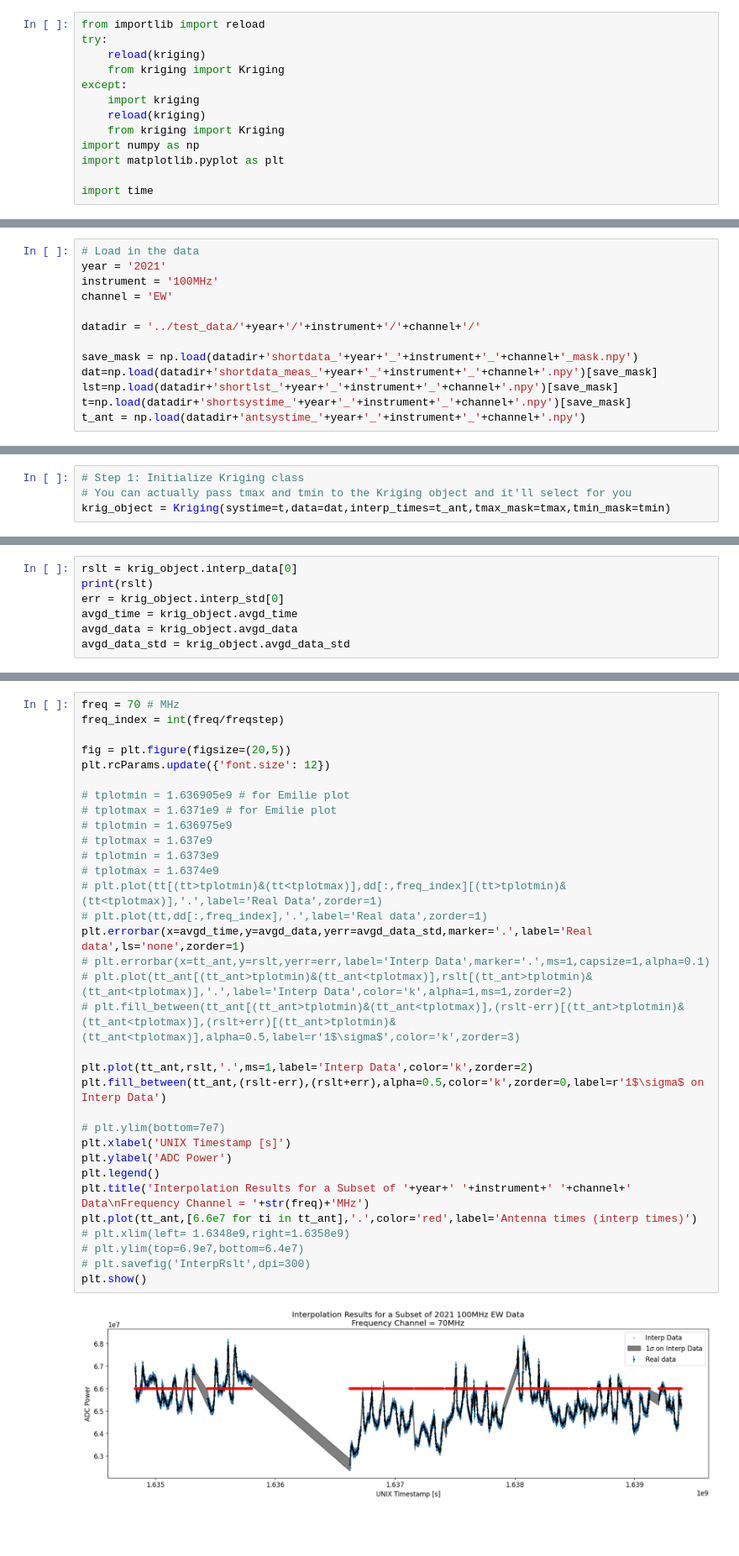
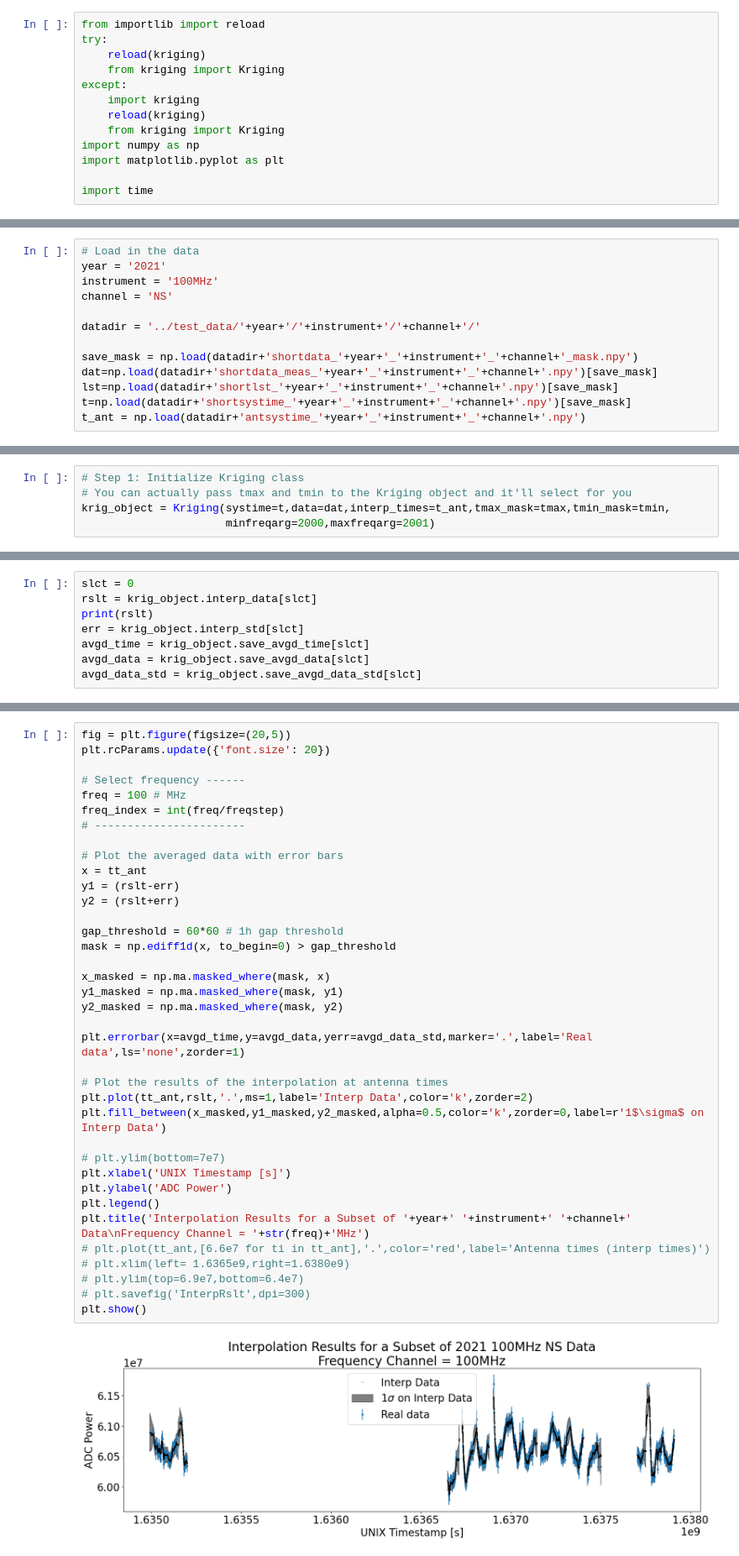
Before and after one commit to PRIZM-Experiment/prizm-calibration, a Jupyter notebook: Kriging-WithModule.ipynb, the cells around one changed output, grey strips where cells are left out. Shown at 84% size. Cells and saved outputs as stored; diff of their text form; blank space fills up the shorter version.

```diff
--- a/Kriging-WithModule.ipynb
+++ b/Kriging-WithModule.ipynb
@@ -28,7 +32,7 @@ print(freqarr[2000:2002])
 # Load in the data
 year = '2021'
 instrument = '100MHz'
-channel = 'EW'
+channel = 'NS'
 
 datadir = '../test_data/'+year+'/'+instrument+'/'+channel+'/'
 
@@ -67,7 +74,8 @@ plt.show()
 # %%
 # Step 1: Initialize Kriging class
 # You can actually pass tmax and tmin to the Kriging object and it'll select for you
-krig_object = Kriging(systime=t,data=dat,interp_times=t_ant,tmax_mask=tmax,tmin_mask=tmin)
+krig_object = Kriging(systime=t,data=dat,interp_times=t_ant,tmax_mask=tmax,tmin_mask=tmin,
+                      minfreqarg=2000,maxfreqarg=2001)
 # %%
 # Step 2: Call the object to perform the Kriging
 tstart = time.time()
@@ -79,8 +90,9 @@ Time taken: 236.27626037597656 sec
 # %%
-rslt = krig_object.interp_data[0]
+slct = 0
+rslt = krig_object.interp_data[slct]
 print(rslt)
-err = krig_object.interp_std[0]
-avgd_time = krig_object.avgd_time
-avgd_data = krig_object.avgd_data
-avgd_data_std = krig_object.avgd_data_std
+err = krig_object.interp_std[slct]
+avgd_time = krig_object.save_avgd_time[slct]
+avgd_data = krig_object.save_avgd_data[slct]
+avgd_data_std = krig_object.save_avgd_data_std[slct]
 # %% [output]
@@ -89,35 +101,39 @@ avgd_data_std = krig_object.avgd_data_std
 # %%
-freq = 70 # MHz
+fig = plt.figure(figsize=(20,5))
+plt.rcParams.update({'font.size': 20})
+
+# Select frequency ------
+freq = 100 # MHz
 freq_index = int(freq/freqstep)
+# -----------------------
 
-fig = plt.figure(figsize=(20,5))
-plt.rcParams.update({'font.size': 12})
+# Plot the averaged data with error bars
+x = tt_ant
+y1 = (rslt-err)
+y2 = (rslt+err)
 
-# tplotmin = 1.636905e9 # for Emilie plot
-# tplotmax = 1.6371e9 # for Emilie plot
-# tplotmin = 1.636975e9
-# tplotmax = 1.637e9
-# tplotmin = 1.6373e9
-# tplotmax = 1.6374e9
-# plt.plot(tt[(tt>tplotmin)&(tt<tplotmax)],dd[:,freq_index][(tt>tplotmin)&(tt<tplotmax)],'.',label='Real Data',zorder=1)
-# plt.plot(tt,dd[:,freq_index],'.',label='Real data',zorder=1)
+gap_threshold = 60*60 # 1h gap threshold
+mask = np.ediff1d(x, to_begin=0) > gap_threshold
+
+x_masked = np.ma.masked_where(mask, x)
+y1_masked = np.ma.masked_where(mask, y1)
+y2_masked = np.ma.masked_where(mask, y2)
+
 plt.errorbar(x=avgd_time,y=avgd_data,yerr=avgd_data_std,marker='.',label='Real data',ls='none',zorder=1)
-# plt.errorbar(x=tt_ant,y=rslt,yerr=err,label='Interp Data',marker='.',ms=1,capsize=1,alpha=0.1)
-# plt.plot(tt_ant[(tt_ant>tplotmin)&(tt_ant<tplotmax)],rslt[(tt_ant>tplotmin)&(tt_ant<tplotmax)],'.',label='Interp Data',color='k',alpha=1,ms=1,zorder=2)
-# plt.fill_between(tt_ant[(tt_ant>tplotmin)&(tt_ant<tplotmax)],(rslt-err)[(tt_ant>tplotmin)&(tt_ant<tplotmax)],(rslt+err)[(tt_ant>tplotmin)&(tt_ant<tplotmax)],alpha=0.5,label=r'1$\sigma$',color='k',zorder=3)
 
+# Plot the results of the interpolation at antenna times
 plt.plot(tt_ant,rslt,'.',ms=1,label='Interp Data',color='k',zorder=2)
-plt.fill_between(tt_ant,(rslt-err),(rslt+err),alpha=0.5,color='k',zorder=0,label=r'1$\sigma$ on Interp Data')
+plt.fill_between(x_masked,y1_masked,y2_masked,alpha=0.5,color='k',zorder=0,label=r'1$\sigma$ on Interp Data')
 
 # plt.ylim(bottom=7e7)
 plt.xlabel('UNIX Timestamp [s]')
 plt.ylabel('ADC Power')
 plt.legend()
 plt.title('Interpolation Results for a Subset of '+year+' '+instrument+' '+channel+' Data\nFrequency Channel = '+str(freq)+'MHz')
-plt.plot(tt_ant,[6.6e7 for ti in tt_ant],'.',color='red',label='Antenna times (interp times)')
-# plt.xlim(left= 1.6348e9,right=1.6358e9)
+# plt.plot(tt_ant,[6.6e7 for ti in tt_ant],'.',color='red',label='Antenna times (interp times)')
+# plt.xlim(left= 1.6365e9,right=1.6380e9)
 # plt.ylim(top=6.9e7,bottom=6.4e7)
 # plt.savefig('InterpRslt',dpi=300)
 plt.show()
 # %% [output]
-[figure, old version]
+[figure, new version]
```
Also changed, not shown: parts of 4 cells of this notebook, 7 other files.
